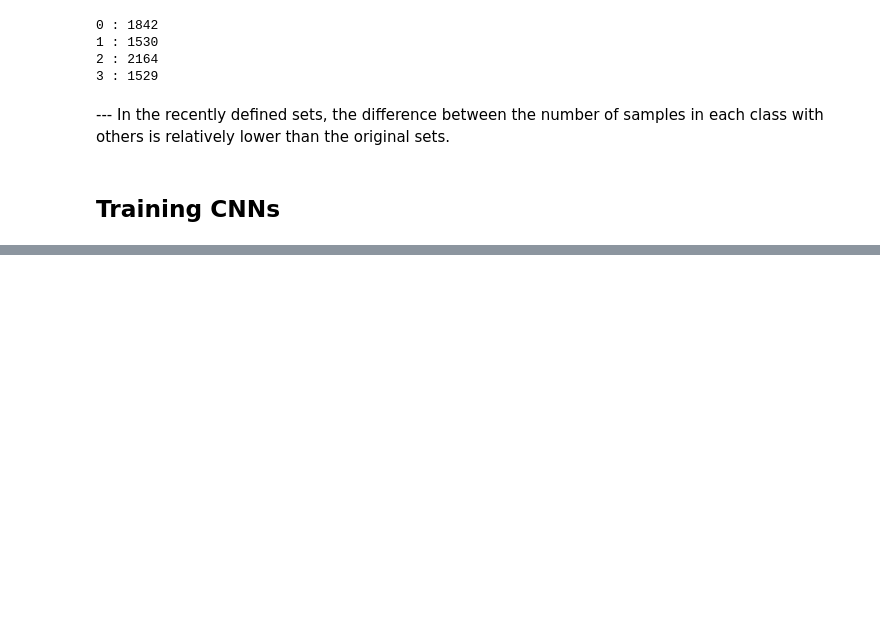
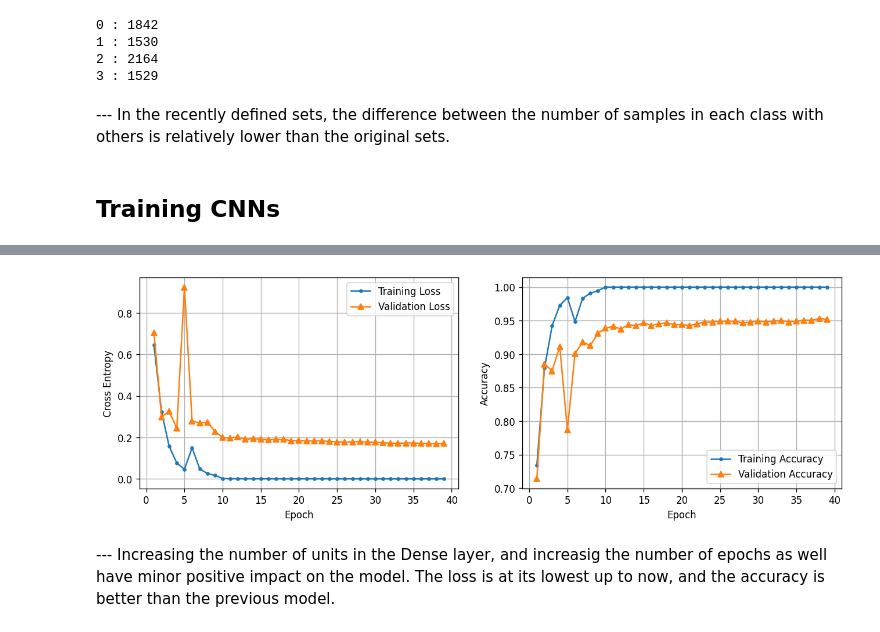
Before and after one commit to MostafaJahanian/DL_Projects, a Jupyter notebook: alzheimer_brain_images_classification_using_cnn.ipynb, the cells around one changed output, grey strips where cells are left out. Saved outputs shown, nothing was run; the diff lists cells and outputs as text; code cells hidden in the pictures; blank space fills up the shorter version.

```diff
--- a/alzheimer_brain_images_classification_using_cnn.ipynb
+++ b/alzheimer_brain_images_classification_using_cnn.ipynb
@@ -360,0 +505,21 @@ plot_training_curves(pd.DataFrame(history_1_a.history).iloc[1:,:])
+# %%
+tf.random.set_seed(42)
+
+cnn_4 = keras.Sequential([
+    layers.Rescaling(1/.255),
+    layers.Conv2D(filters = 16, kernel_size = 3, activation = 'relu'),
+    layers.MaxPooling2D(pool_size = 2),
+    layers.Conv2D(filters = 32, kernel_size = 3, activation = 'relu', padding = 'same'),
+    layers.MaxPooling2D(pool_size = 2),
+    layers.Flatten(),
+    layers.Dense(500, activation = 'relu'),
+    layers.Dense(4, activation = 'softmax')
+])
+
+cnn_4.compile(
+    loss = keras.losses.SparseCategoricalCrossentropy(),
+    optimizer = keras.optimizers.Adam(),
+    metrics = 'accuracy'
+)
+
+history_4 = cnn_4.fit(X_train, y_train, epochs = 40, validation_data = (X_val, y_val))
@@ -360,0 +544,6 @@ plot_training_curves(pd.DataFrame(history_1_a.history).iloc[1:,:])
+# %%
+plot_training_curves(pd.DataFrame(history_4.history).iloc[1:,:])
+# %% [output]
+[figure, added]
+# %% [markdown]
+--- Increasing the number of units in the Dense layer, and increasig the number of epochs as well have minor positive impact on the model. The loss is at its lowest up to now, and the accuracy is better than the previous model.
```
Also changed, not shown: parts of 34 cells of this notebook.
